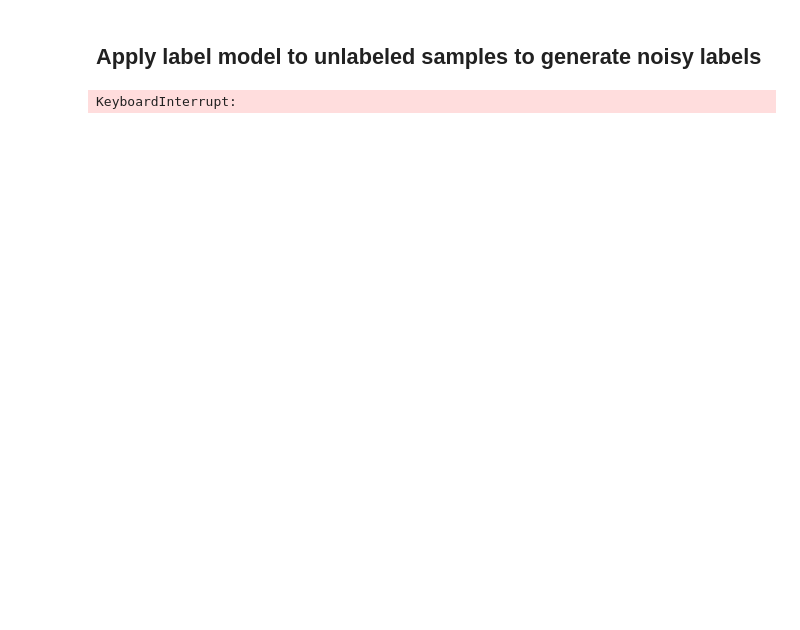
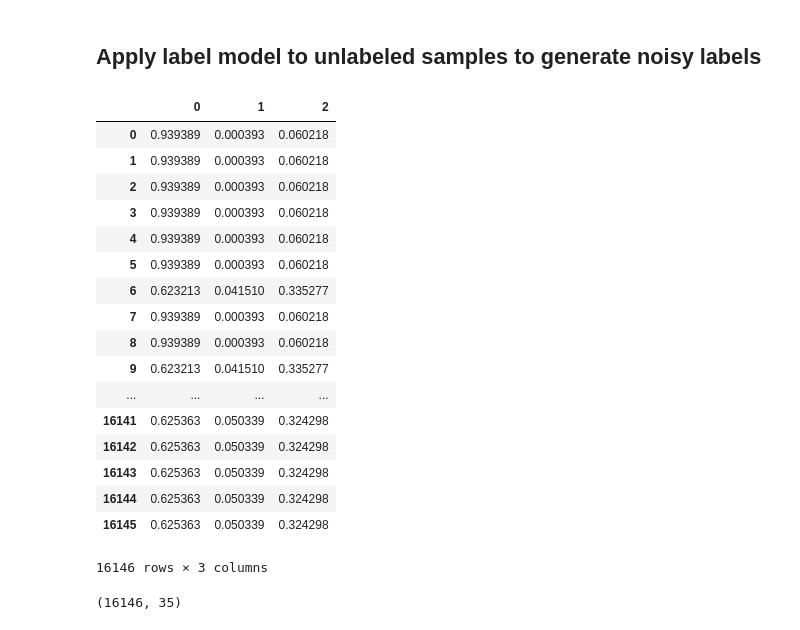
Before and after one commit to wri/policy-toolkit, a Jupyter notebook: notebooks/4-automatic-data-labeling.ipynb, the cells around one changed output. Cells and saved outputs as stored; diff of their text form; code cells hidden in the pictures; blank space fills up the shorter version.

Commit message:
add noisy label probas

```diff
--- a/notebooks/4-automatic-data-labeling.ipynb
+++ b/notebooks/4-automatic-data-labeling.ipynb
@@ -485,8 +483,31 @@ all_raw.to_csv("../data/processed/noisy.csv")
+# %%
+noisy_proba = np.load("../data/interim/snorkel_noisy_proba.npy")
+# %% [output]
+|  | 0 | 1 | 2 |
+| 0 | 0.939389 | 0.000393 | 0.060218 |
+| 1 | 0.939389 | 0.000393 | 0.060218 |
+| 2 | 0.939389 | 0.000393 | 0.060218 |
+| 3 | 0.939389 | 0.000393 | 0.060218 |
+| 4 | 0.939389 | 0.000393 | 0.060218 |
+| 5 | 0.939389 | 0.000393 | 0.060218 |
+| 6 | 0.623213 | 0.041510 | 0.335277 |
+| 7 | 0.939389 | 0.000393 | 0.060218 |
+| 8 | 0.939389 | 0.000393 | 0.060218 |
+| 9 | 0.623213 | 0.041510 | 0.335277 |
+| ... | ... | ... | ... |
+| 16141 | 0.625363 | 0.050339 | 0.324298 |
+| 16142 | 0.625363 | 0.050339 | 0.324298 |
+| 16143 | 0.625363 | 0.050339 | 0.324298 |
+| 16144 | 0.625363 | 0.050339 | 0.324298 |
+| 16145 | 0.625363 | 0.050339 | 0.324298 |
+16146 rows × 3 columns
 # %%
 noisy_matrix = make_Ls_matrix(all_raw['sentences'], LFs)
-noisy_matrix = noisy_matrix.astype(int)
+#noisy_matrix = noisy_matrix.astype(int)
-# %% [output]
-KeyboardInterrupt:
+# %%
+noisy_matrix.shape
+# %% [output]
+(16146, 35)
 # %%
 noisy_proba = label_model.predict_proba(noisy_matrix)
 np.save("../data/interim/snorkel_noisy_proba", noisy_proba)
```
Also changed, not shown: parts of 7 cells of this notebook, 1 other file.
